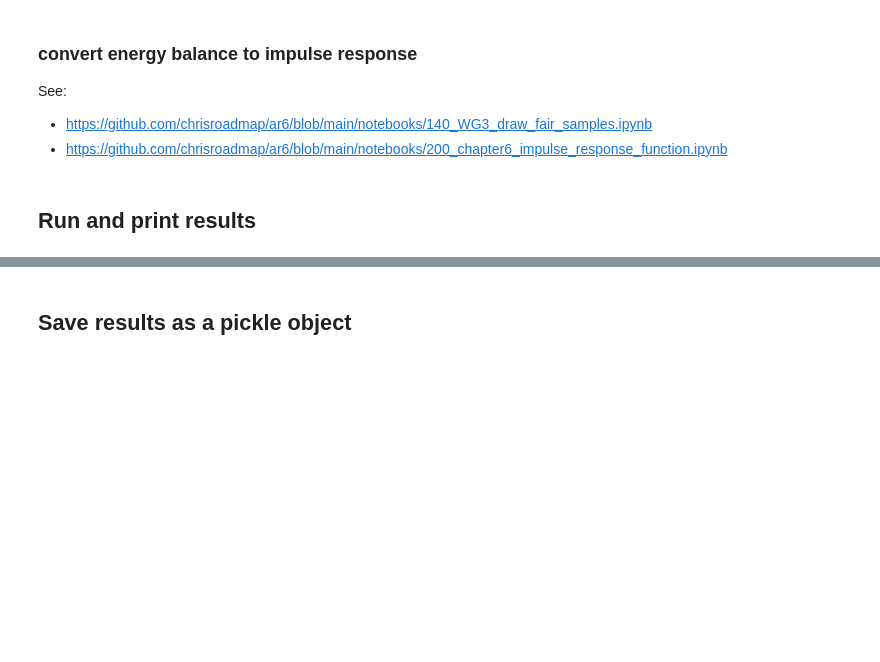
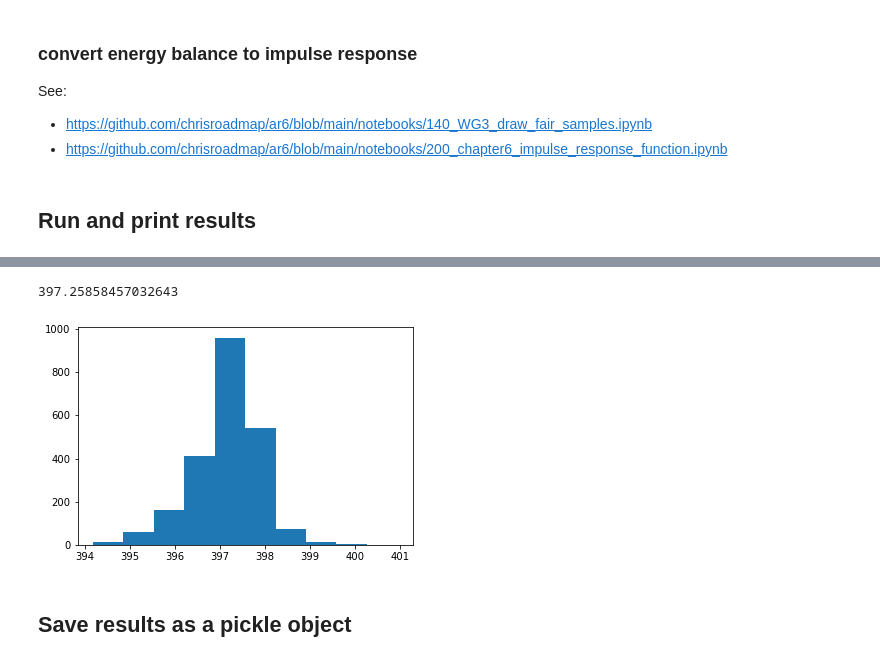
Before and after one commit to chrisroadmap/ar6-carbon-boxes, a Jupyter notebook: notebooks/010_grab-carbon-boxes.ipynb, the cells around one changed output, grey strips where cells are left out. Drawn from its saved outputs; the diff is of its cells as text; code cells hidden in the pictures; blank space fills up the shorter version.

```diff
--- a/notebooks/010_grab-carbon-boxes.ipynb
+++ b/notebooks/010_grab-carbon-boxes.ipynb
@@ -241,3 +475,9 @@ results_out
+# %%
+pl.hist(results_out['concentrations'][264]);
+np.median(results_out['concentrations'][264])
+# %% [output]
+397.25858457032643
+[figure, added]
 # %% [markdown]
 ## Save results as a pickle object
 # %%
```
Also changed, not shown: parts of 31 cells of this notebook, 5 other files.
